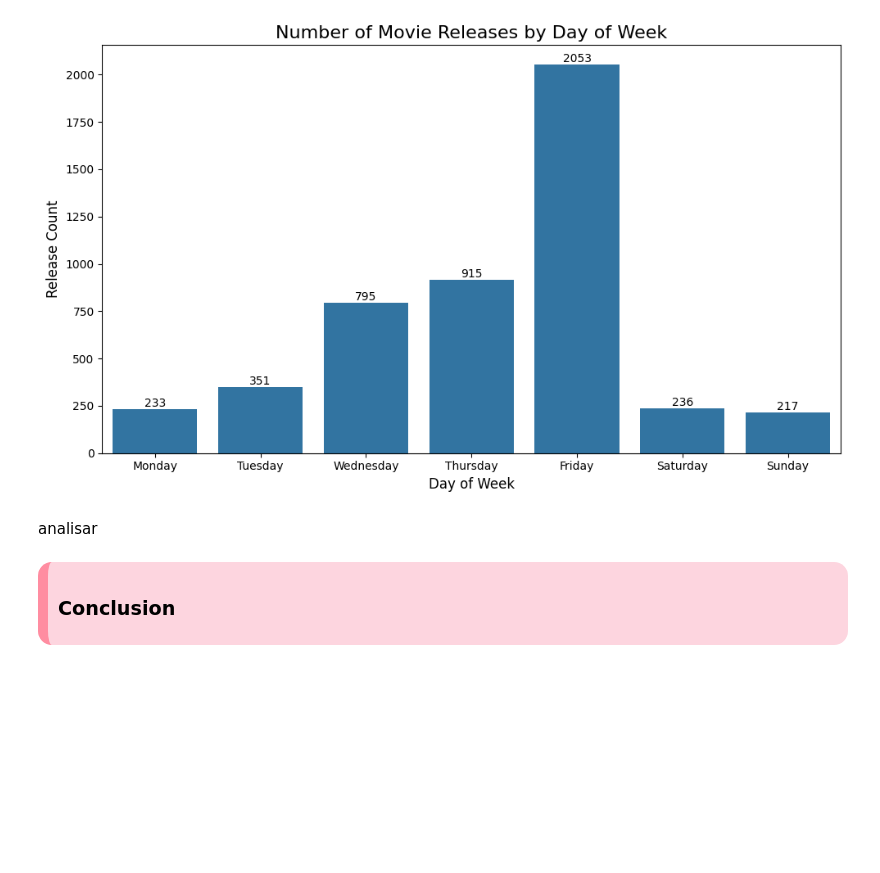
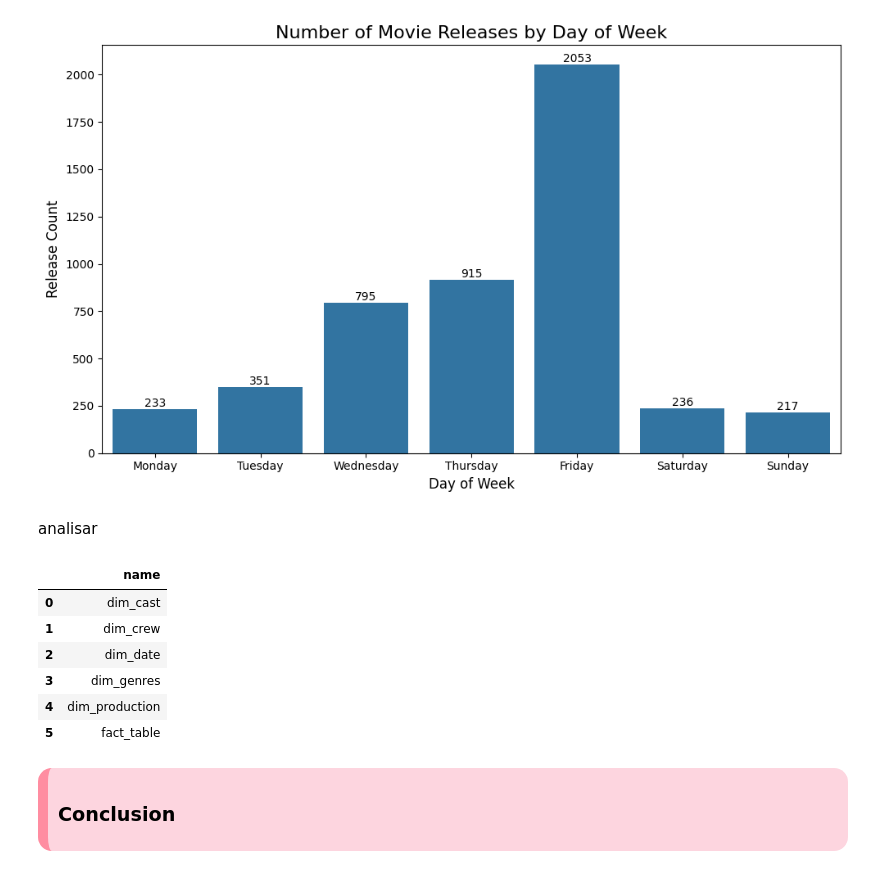
Before and after one commit to CarlotaMarto/Big_Data, a Jupyter notebook: midterm.ipynb, the cells around one changed output. Saved outputs shown, nothing was run; the diff lists cells and outputs as text; code cells hidden in the pictures; blank space fills up the shorter version.

```diff
--- a/midterm.ipynb
+++ b/midterm.ipynb
@@ -850,7 +850,22 @@ plt.show()
 # %% [markdown]
 analisar
 # %%
-conn.close()
+tables = pd.read_sql_query("""
+SELECT name
+FROM sqlite_master
+WHERE type='table'
+ORDER BY name;
+""", conn)
+
+display(tables)
+# %% [output]
+|  | name |
+| 0 | dim_cast |
+| 1 | dim_crew |
+| 2 | dim_date |
+| 3 | dim_genres |
+| 4 | dim_production |
+| 5 | fact_table |
 # %% [markdown]
 <div style="background-color:#FDD5DF; padding:10px; border-radius:14px; border-left:10px solid #FF8DA1;">
 <h3><b> <a id="conclusion" ></a>Conclusion </b></h3>
```
Also changed, not shown: parts of 2 cells of this notebook, 6 other files.
